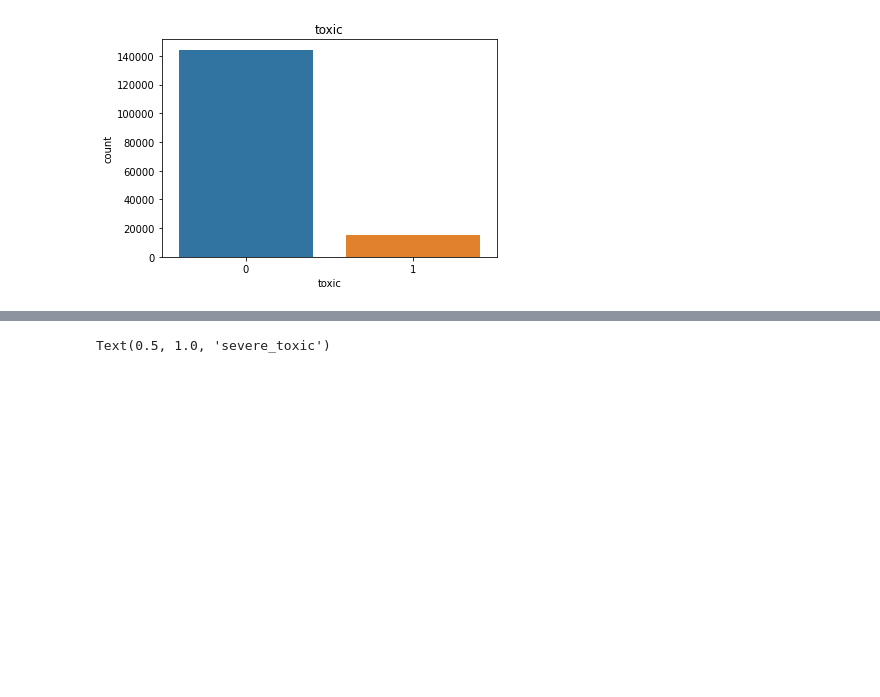
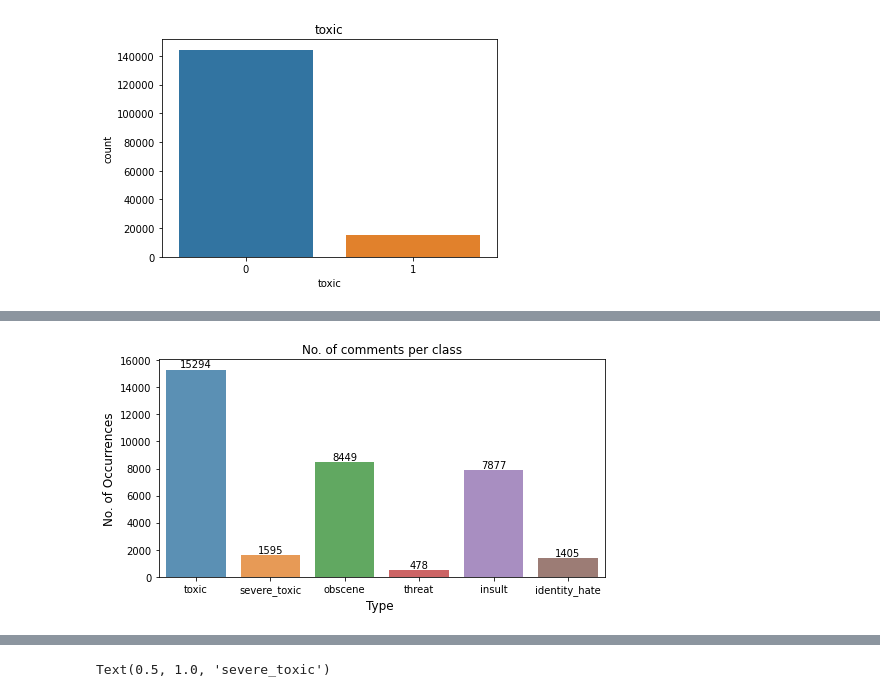
Before and after one commit to amiruddinsaifi/Technocolabs, a Jupyter notebook: toxic comment classification.ipynb, the cells around one changed output, grey strips where cells are left out. Saved outputs shown, nothing was run; the diff lists cells and outputs as text; code cells hidden in the pictures; blank space fills up the shorter version.

```diff
--- a/toxic comment classification.ipynb
+++ b/toxic comment classification.ipynb
@@ -108,0 +69,3 @@ plt.show()
+# %%
+train_data_counts=train.iloc[:,2:].sum()
+train_data_counts
@@ -114,0 +110,21 @@ Text(0.5, 1.0, 'toxic')
+# %%
+# Plot a chart with the following size
+plt.figure(figsize=(8,4))
+
+# Plot a bar chart using the index (category values) and the count of each category. alpha = 0.8 to make the bars more translucent
+ax = sns.barplot(train_data_counts.index, train_data_counts.values, alpha=0.8)
+
+plt.title("No. of comments per class")
+plt.ylabel('No. of Occurrences', fontsize=12)
+plt.xlabel('Type ', fontsize=12)
+
+#adding the text labels for each bar
+rects = ax.patches
+labels = train_data_counts.values
+for rect, label in zip(rects, labels):
+    height = rect.get_height()
+    ax.text(rect.get_x() + rect.get_width()/2, height + 5, label, ha='center', va='bottom')
+
+plt.show()
+# %% [output]
+[figure, added]
```
Also changed, not shown: parts of 20 cells of this notebook.
